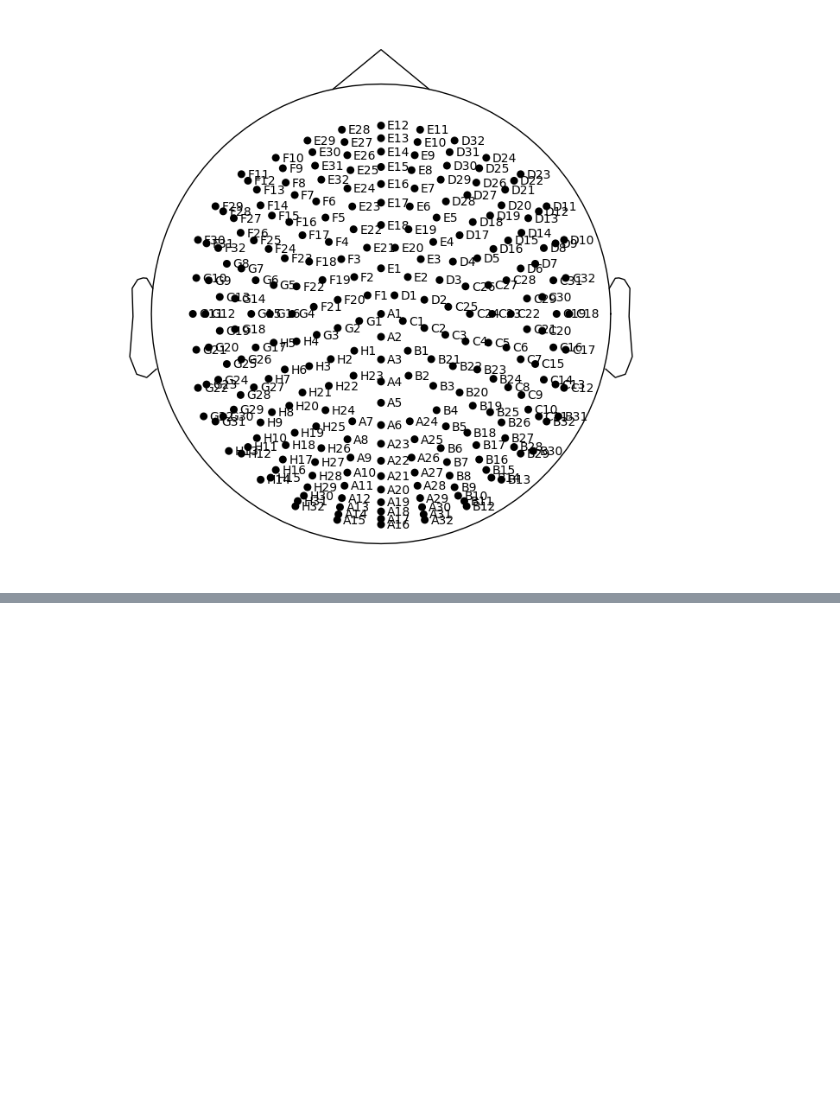
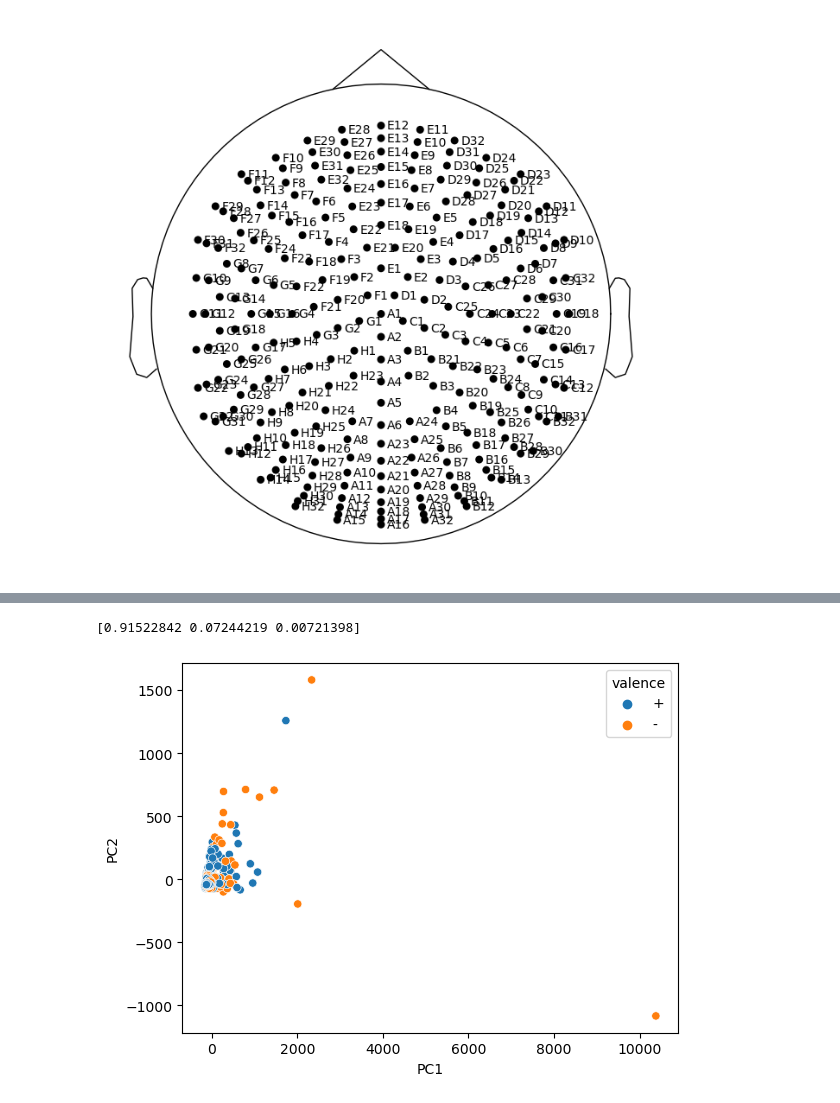
Before and after one commit to Nicopiwi/emotion-valence-classifier, a Jupyter notebook: random_forest.ipynb, the cells around one changed output, grey strips where cells are left out. Cells and saved outputs as stored; diff of their text form; code cells hidden in the pictures; blank space fills up the shorter version.

```diff
--- a/random_forest.ipynb
+++ b/random_forest.ipynb
@@ -268,0 +179,21 @@ plt.close()
+# %%
+# We compute a PCA to get a graph of the information.
+
+from sklearn.decomposition import PCA
+
+pca = PCA(n_components=3)
+
+pca.fit(df_processed.iloc[:, 1:])
+
+pca_trans = pca.transform(df_processed.dropna(axis=1).iloc[:, 1:])
+pca_df = pd.DataFrame(data = pca_trans, columns = ["PC1", "PC2", "PC3"])
+pca_df["valence"] = df_processed["valence"]
+
+print(pca.explained_variance_ratio_)
+
+sns.scatterplot(data=pca_df, x="PC1", y="PC2", hue="valence")
+plt.show()
+plt.close()
+# %% [output]
+[0.91522842 0.07244219 0.00721398]
+[figure, added]
```
Also changed, not shown: parts of 21 cells of this notebook.
